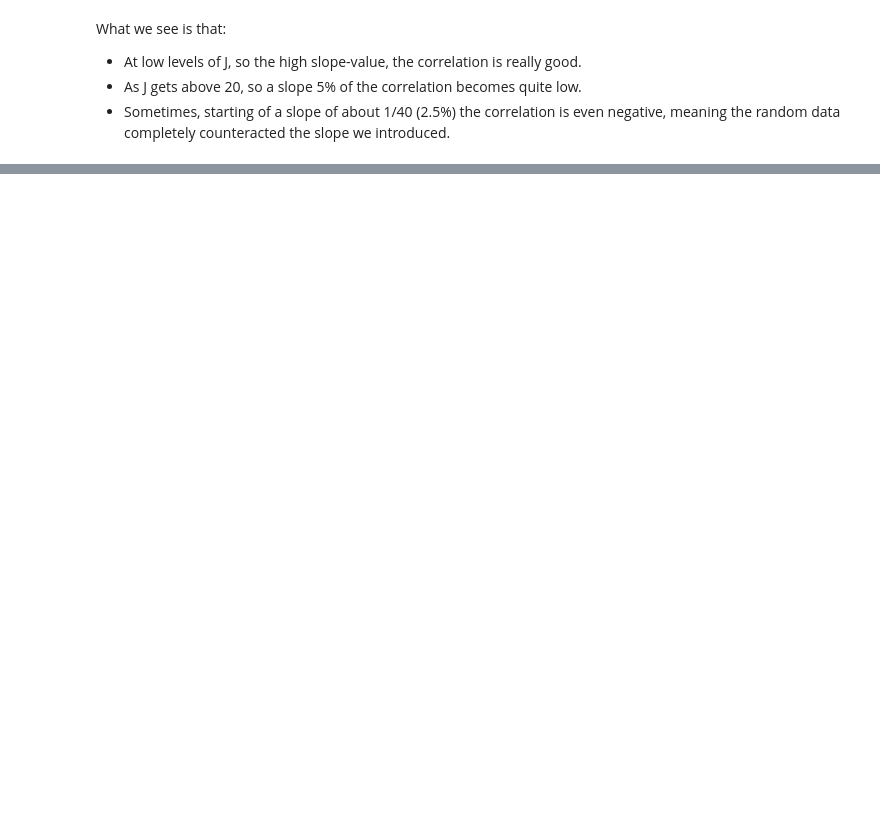
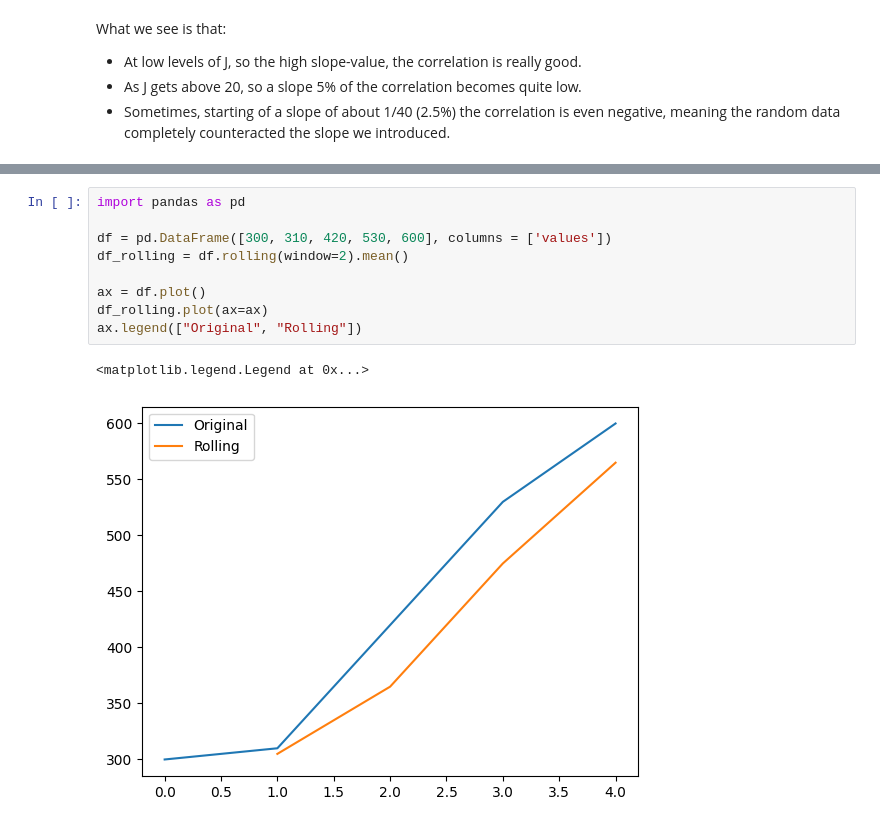
Before and after one commit to mjochen/CloudAI, a Jupyter notebook: Scripts/4.1 - stability.ipynb, the cells around one changed output, grey strips where cells are left out. Saved outputs shown, nothing was run; the diff lists cells and outputs as text; blank space fills up the shorter version.

```diff
--- a/Scripts/4.1 - stability.ipynb
+++ b/Scripts/4.1 - stability.ipynb
@@ -123,0 +132,12 @@ What we see is that:
+# %%
+import pandas as pd
+
+df = pd.DataFrame([300, 310, 420, 530, 600], columns = ['values'])
+df_rolling = df.rolling(window=2).mean()
+
+ax = df.plot()
+df_rolling.plot(ax=ax)
+ax.legend(["Original", "Rolling"])
+# %% [output]
+<matplotlib.legend.Legend at 0x...>
+[figure, added]
```
Also changed, not shown: parts of 12 cells of this notebook, 10 other files.
